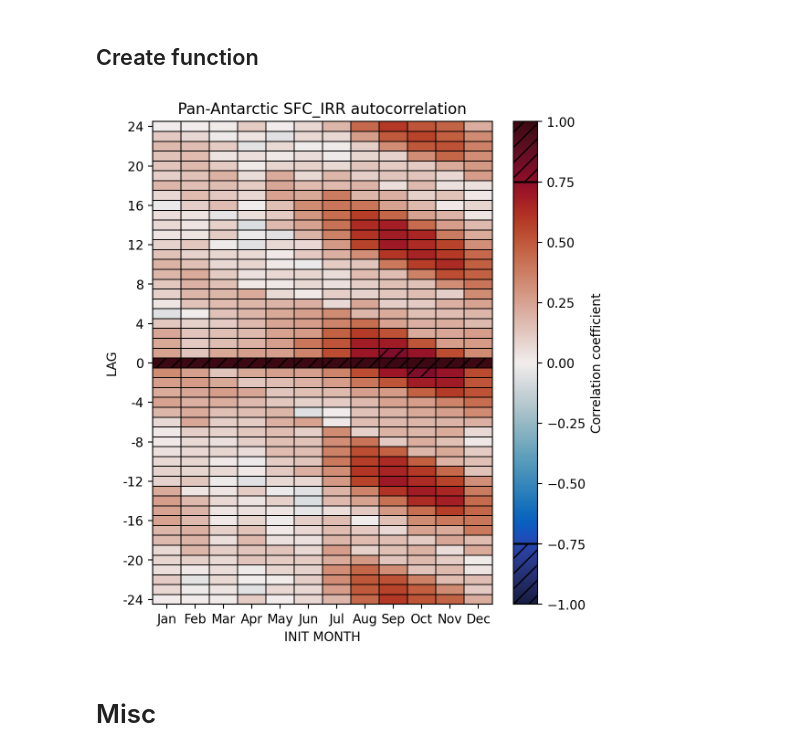
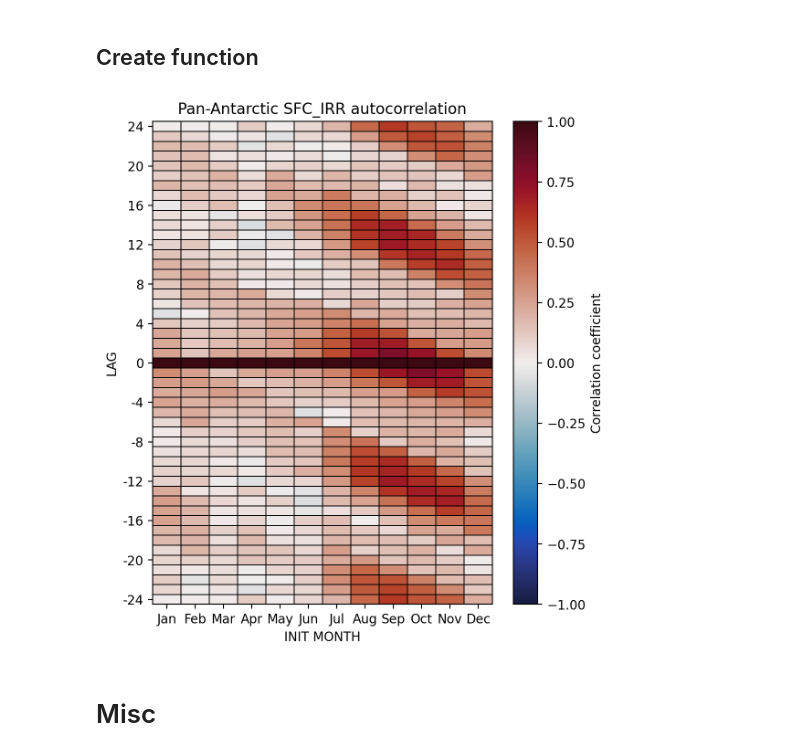
Before and after one commit to bbuchovecky/hmei, a Jupyter notebook: notebooks/11_model-correlation.ipynb, the cells around one changed output. Cells and saved outputs as stored; diff of their text form; code cells hidden in the pictures.

```diff
--- a/notebooks/11_model-correlation.ipynb
+++ b/notebooks/11_model-correlation.ipynb
@@ -458,9 +454,9 @@ def plot_lagged_autocorr(variable, region, maxlag=24, threshold=0.75, hatch='//'
         cb.ax.fill_between([-1,1], [1,1], [threshold,threshold], hatch=hatch, alpha=0)
         cb.ax.fill_between([-1,1], [-threshold,-threshold], [-1,-1], hatch=hatch, alpha=0)
 # %%
-plot_lagged_autocorr('sfc_irr', 'SouthernOcean')
+plot_lagged_autocorr('sfc_irr', 'SouthernOcean', hatch=False)
 # %% [output]
-[figure, old version]
+[figure, new version]
 # %% [markdown]
 # Misc
 # %%
```
Also changed, not shown: parts of 2 cells of this notebook.
